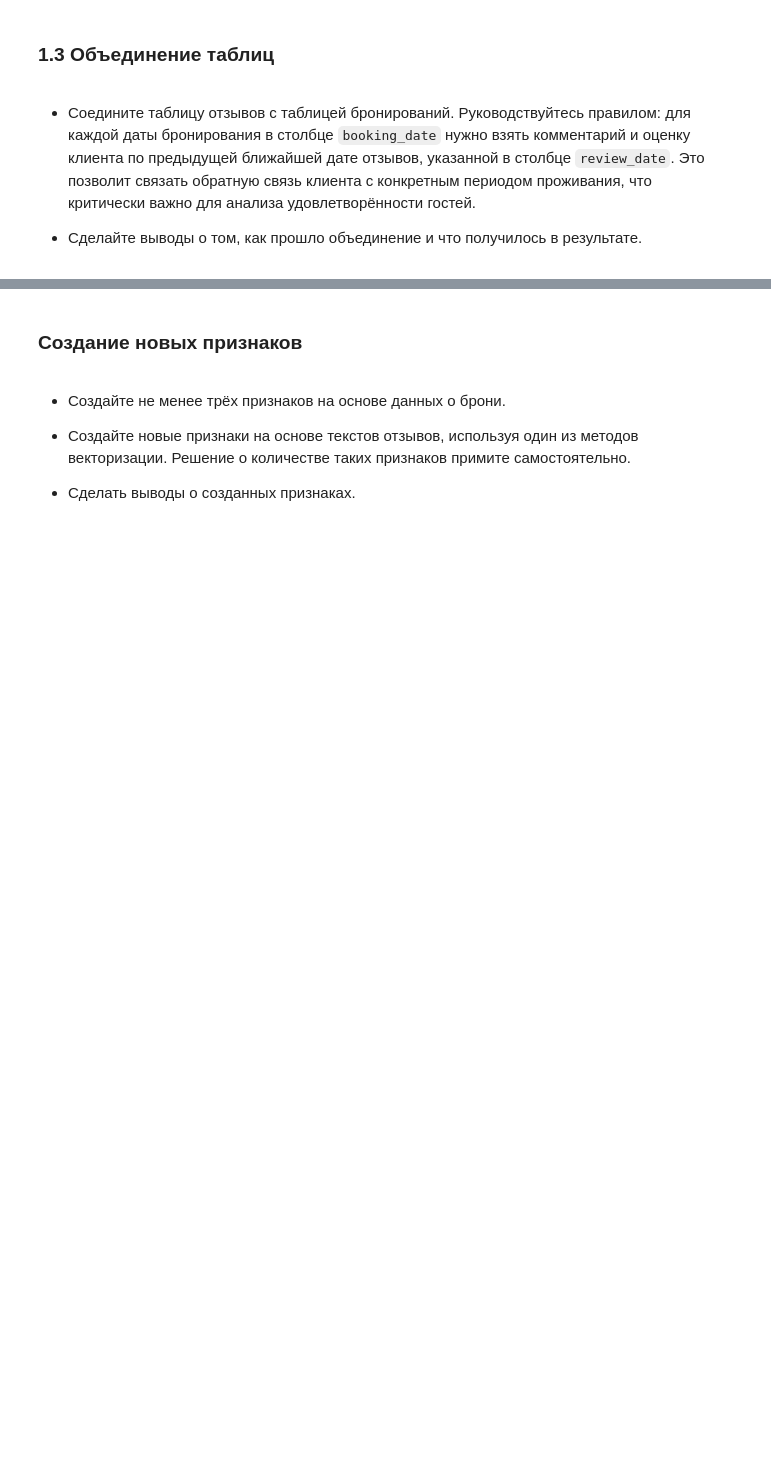
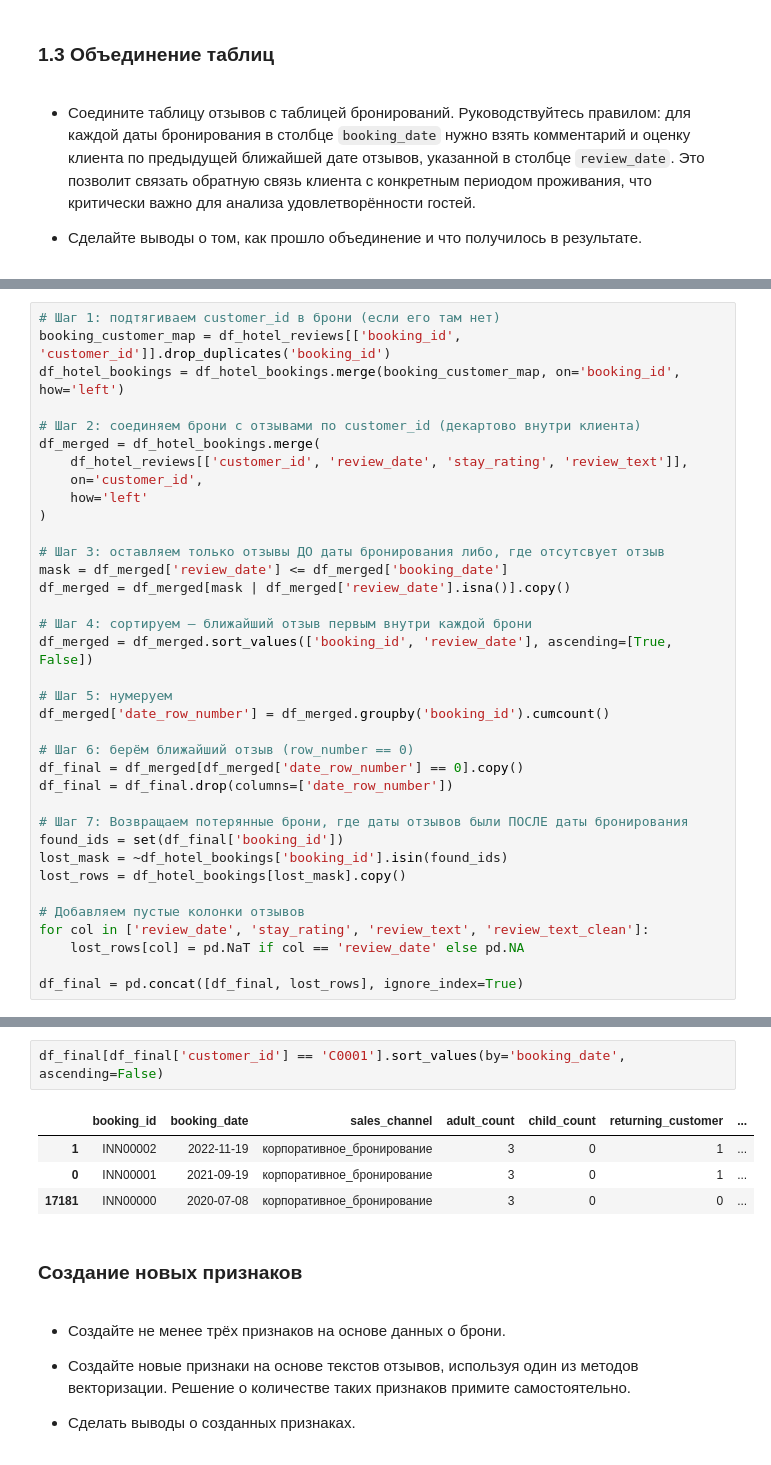
Before and after one commit to TemaQDX/project_module_04_urbanstay, a Jupyter notebook: project_module_04_urbanstay_Artem_Burov.ipynb, the cells around one changed output, grey strips where cells are left out. Saved outputs shown, nothing was run; the diff lists cells and outputs as text; blank space fills up the shorter version.

Commit message:
join dataframes

```diff
--- a/project_module_04_urbanstay_Artem_Burov.ipynb
+++ b/project_module_04_urbanstay_Artem_Burov.ipynb
@@ -1239,0 +1208,36 @@ df_hotel_reviews
+# %%
+# Шаг 1: подтягиваем customer_id в брони (если его там нет)
+booking_customer_map = df_hotel_reviews[['booking_id', 'customer_id']].drop_duplicates('booking_id')
+df_hotel_bookings = df_hotel_bookings.merge(booking_customer_map, on='booking_id', how='left')
+
+# Шаг 2: соединяем брони с отзывами по customer_id (декартово внутри клиента)
+df_merged = df_hotel_bookings.merge(
+    df_hotel_reviews[['customer_id', 'review_date', 'stay_rating', 'review_text']],
+    on='customer_id',
+    how='left'
+)
+
+# Шаг 3: оставляем только отзывы ДО даты бронирования либо, где отсутсвует отзыв
+mask = df_merged['review_date'] <= df_merged['booking_date']
+df_merged = df_merged[mask | df_merged['review_date'].isna()].copy()
+
+# Шаг 4: сортируем — ближайший отзыв первым внутри каждой брони
+df_merged = df_merged.sort_values(['booking_id', 'review_date'], ascending=[True, False])
+
+# Шаг 5: нумеруем
+df_merged['date_row_number'] = df_merged.groupby('booking_id').cumcount()
+
+# Шаг 6: берём ближайший отзыв (row_number == 0)
+df_final = df_merged[df_merged['date_row_number'] == 0].copy()
+df_final = df_final.drop(columns=['date_row_number'])
+
+# Шаг 7: Возвращаем потерянные брони, где даты отзывов были ПОСЛЕ даты бронирования
+found_ids = set(df_final['booking_id'])
+lost_mask = ~df_hotel_bookings['booking_id'].isin(found_ids)
+lost_rows = df_hotel_bookings[lost_mask].copy()
+
+# Добавляем пустые колонки отзывов
+for col in ['review_date', 'stay_rating', 'review_text', 'review_text_clean']:
+    lost_rows[col] = pd.NaT if col == 'review_date' else pd.NA
+
+df_final = pd.concat([df_final, lost_rows], ignore_index=True)
@@ -1240,3 +1272,10 @@ df_hotel_reviews
+# %%
+df_final[df_final['customer_id'] == 'C0001'].sort_values(by='booking_date', ascending=False)
+# %% [output]
+|  | booking_id | booking_date | sales_channel | adult_count | child_count | returning_customer | ... |
+| 1 | INN00002 | 2022-11-19 | корпоративное_бронирование | 3 | 0 | 1 | ... |
+| 0 | INN00001 | 2021-09-19 | корпоративное_бронирование | 3 | 0 | 1 | ... |
+| 17181 | INN00000 | 2020-07-08 | корпоративное_бронирование | 3 | 0 | 0 | ... |
 # %% [markdown]
 ### Создание новых признаков
 # %% [markdown]
```
Also changed, not shown: parts of 5 cells of this notebook.
